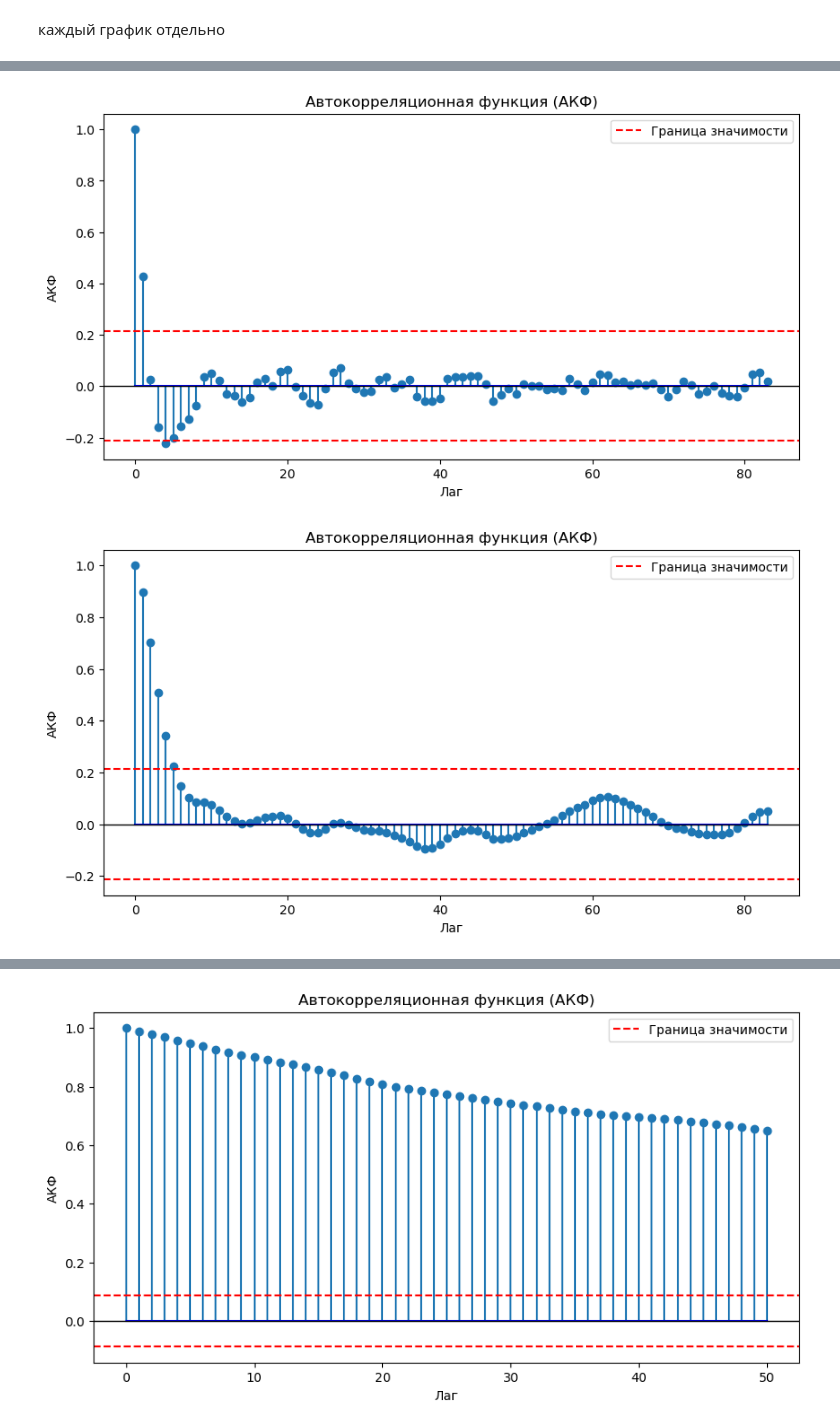
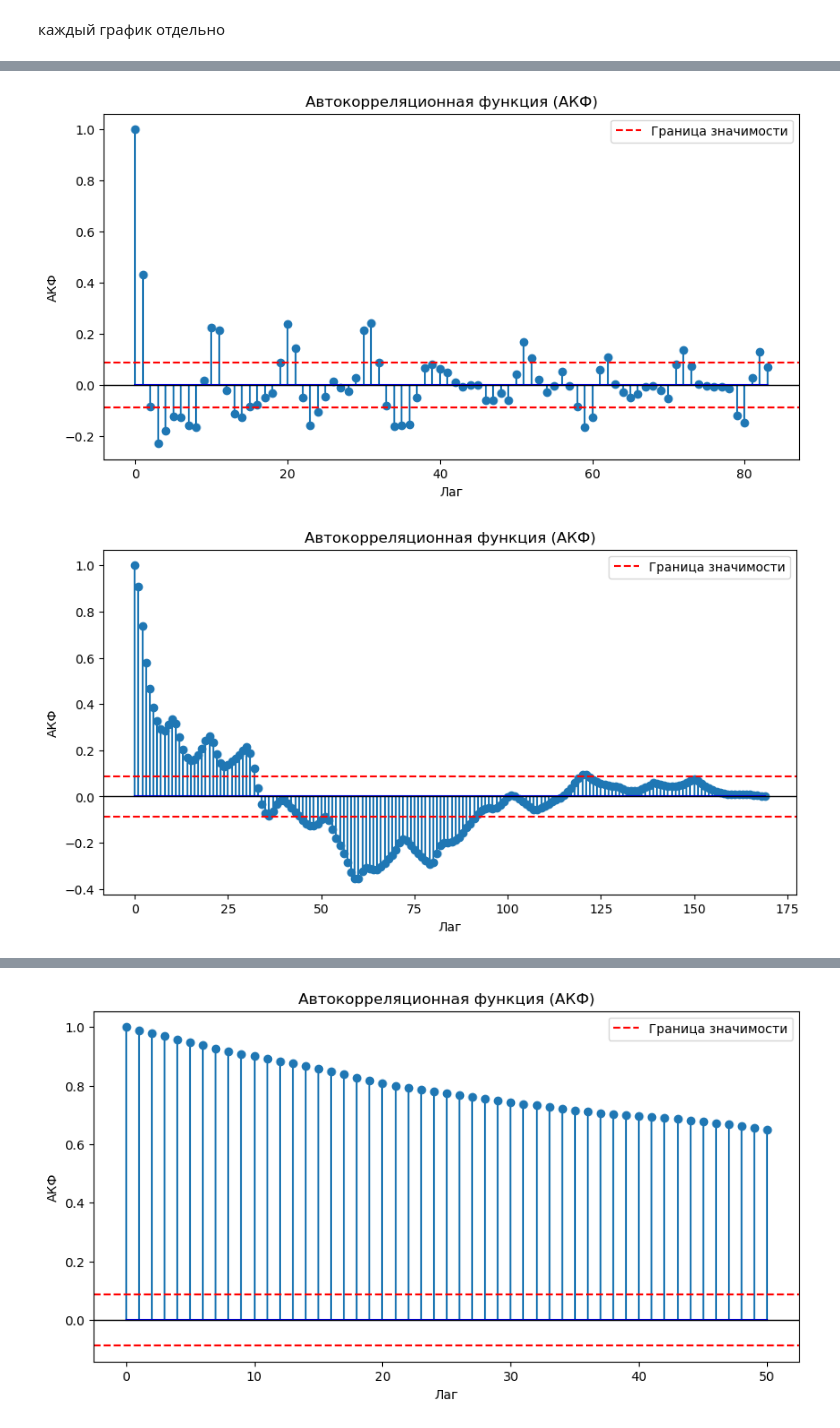
Before and after one commit to DanLip02/Ratings-analysis-project, a Jupyter notebook: jupyter_books/Herst.ipynb, the cells around one changed output, grey strips where cells are left out. Cells and saved outputs as stored; diff of their text form; code cells hidden in the pictures.

```diff
--- a/jupyter_books/Herst.ipynb
+++ b/jupyter_books/Herst.ipynb
@@ -240,7 +240,7 @@ for idx, type_ in enumerate(check_sphere):
     to_plot_hers = []
     curr_step = 0
 
-    for inn in df_ser[df_ser["Expert RA"] >= 8]["identifier"].values:
+    for inn in df_ser[df_ser["Expert RA"] == 10]["identifier"].values:
         # print(inn)
         check = df_cur[(df_cur["identifier"] == inn) &
                        (df_cur["agency"] == 'Expert RA') &
@@ -320,22 +320,22 @@ plt.title('Автокорреляционная функция (АКФ)')
 plt.legend()
 plt.show()
 # %% [output]
-[figure, old version]
+[figure, new version]
 # %%
 Z = np.cumsum(total_)
-lags = 83
+lags = len(Z) - 1
 acf_values = acf(Z, nlags=lags, fft=True)
 # N = len(acf_values)
 # Визуализация
 plt.figure(figsize=(10, 5))
 plt.stem(range(lags + 1), acf_values, basefmt="b")  # basefmt="b" = синий маркер на оси
 plt.axhline(y=0, color='black', linewidth=1)
 plt.axhline(y=1.96/np.sqrt(N), linestyle='--', color='red', label="Граница значимости")
 plt.axhline(y=-1.96/np.sqrt(N), linestyle='--', color='red')
 plt.xlabel('Лаг')
 plt.ylabel('АКФ')
 plt.title('Автокорреляционная функция (АКФ)')
 plt.legend()
 plt.show()
 # %% [output]
-[figure, old version]
+[figure, new version]
```
Also changed, not shown: parts of 8 cells of this notebook, 2 other files.
